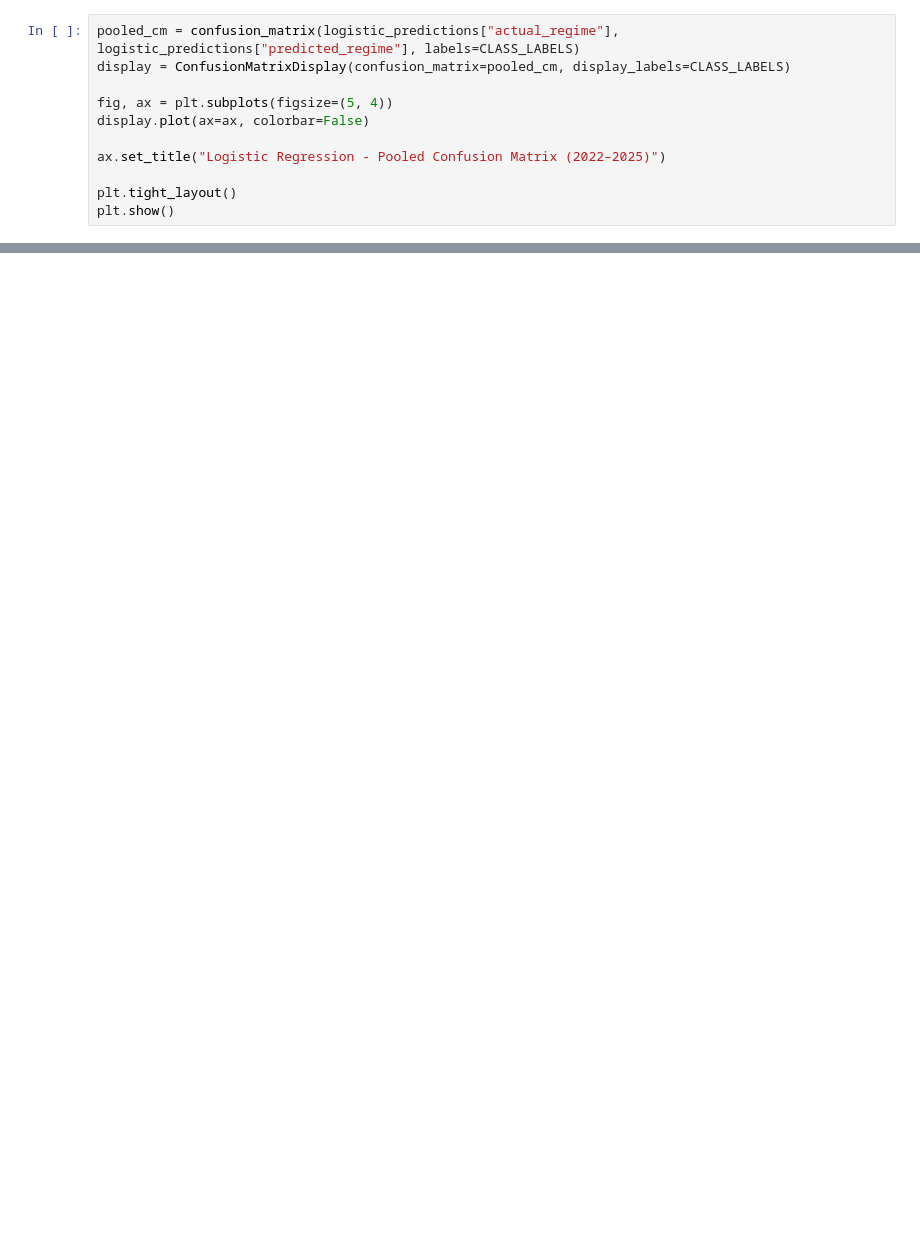
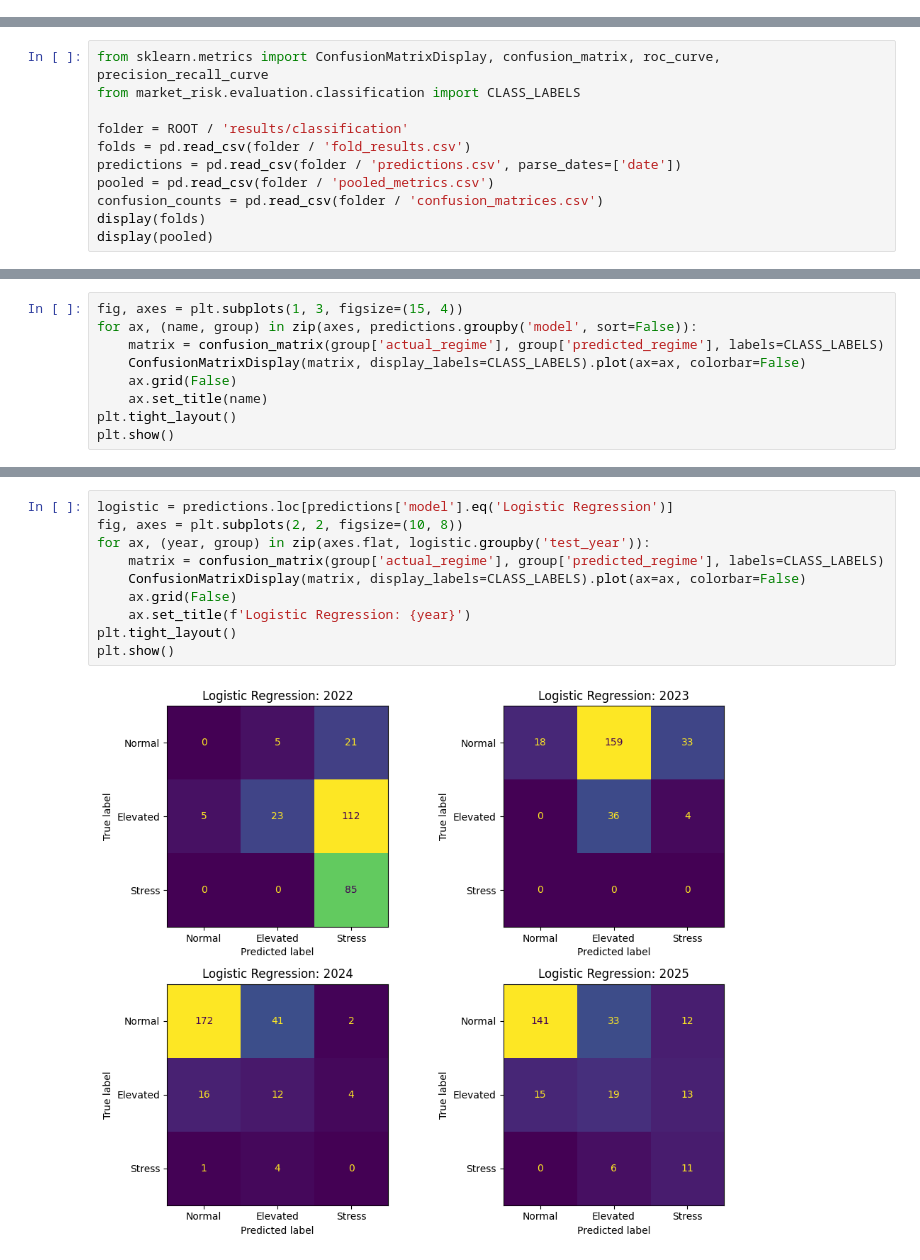
Before and after one commit to Lucie0124/Financial-Volatility-Forecasting, a Jupyter notebook: notebooks/05_regime_classification.ipynb, the cells around one changed output, grey strips where cells are left out. Drawn from its saved outputs; the diff is of its cells as text; blank space fills up the shorter version.

```diff
--- a/notebooks/05_regime_classification.ipynb
+++ b/notebooks/05_regime_classification.ipynb
@@ -646,11 +0,0 @@ weighted avg       0.67      0.52      0.55      1003
-# %%
-pooled_cm = confusion_matrix(logistic_predictions["actual_regime"], logistic_predictions["predicted_regime"], labels=CLASS_LABELS)
-display = ConfusionMatrixDisplay(confusion_matrix=pooled_cm, display_labels=CLASS_LABELS)
-
-fig, ax = plt.subplots(figsize=(5, 4))
-display.plot(ax=ax, colorbar=False)
-
-ax.set_title("Logistic Regression - Pooled Confusion Matrix (2022–2025)")
-
-plt.tight_layout()
-plt.show()
@@ -1076,0 +26,11 @@ Model conclusion: LightGBM remains slightly better for overall three-regime clas
+# %%
+from sklearn.metrics import ConfusionMatrixDisplay, confusion_matrix, roc_curve, precision_recall_curve
+from market_risk.evaluation.classification import CLASS_LABELS
+
+folder = ROOT / 'results/classification'
+folds = pd.read_csv(folder / 'fold_results.csv')
+predictions = pd.read_csv(folder / 'predictions.csv', parse_dates=['date'])
+pooled = pd.read_csv(folder / 'pooled_metrics.csv')
+confusion_counts = pd.read_csv(folder / 'confusion_matrices.csv')
+display(folds)
+display(pooled)
@@ -1076,0 +80,9 @@ Model conclusion: LightGBM remains slightly better for overall three-regime clas
+# %%
+fig, axes = plt.subplots(1, 3, figsize=(15, 4))
+for ax, (name, group) in zip(axes, predictions.groupby('model', sort=False)):
+    matrix = confusion_matrix(group['actual_regime'], group['predicted_regime'], labels=CLASS_LABELS)
+    ConfusionMatrixDisplay(matrix, display_labels=CLASS_LABELS).plot(ax=ax, colorbar=False)
+    ax.grid(False)
+    ax.set_title(name)
+plt.tight_layout()
+plt.show()
@@ -1076,0 +91,12 @@ Model conclusion: LightGBM remains slightly better for overall three-regime clas
+# %%
+logistic = predictions.loc[predictions['model'].eq('Logistic Regression')]
+fig, axes = plt.subplots(2, 2, figsize=(10, 8))
+for ax, (year, group) in zip(axes.flat, logistic.groupby('test_year')):
+    matrix = confusion_matrix(group['actual_regime'], group['predicted_regime'], labels=CLASS_LABELS)
+    ConfusionMatrixDisplay(matrix, display_labels=CLASS_LABELS).plot(ax=ax, colorbar=False)
+    ax.grid(False)
+    ax.set_title(f'Logistic Regression: {year}')
+plt.tight_layout()
+plt.show()
+# %% [output]
+[figure, added]
```
Also changed, not shown: parts of 126 cells of this notebook, 20 other files.
